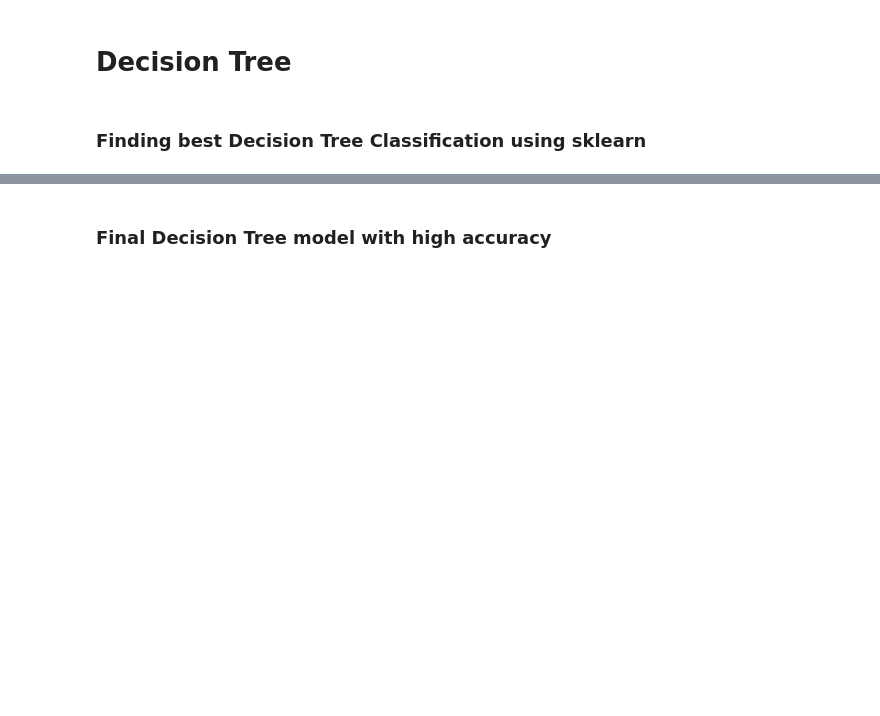
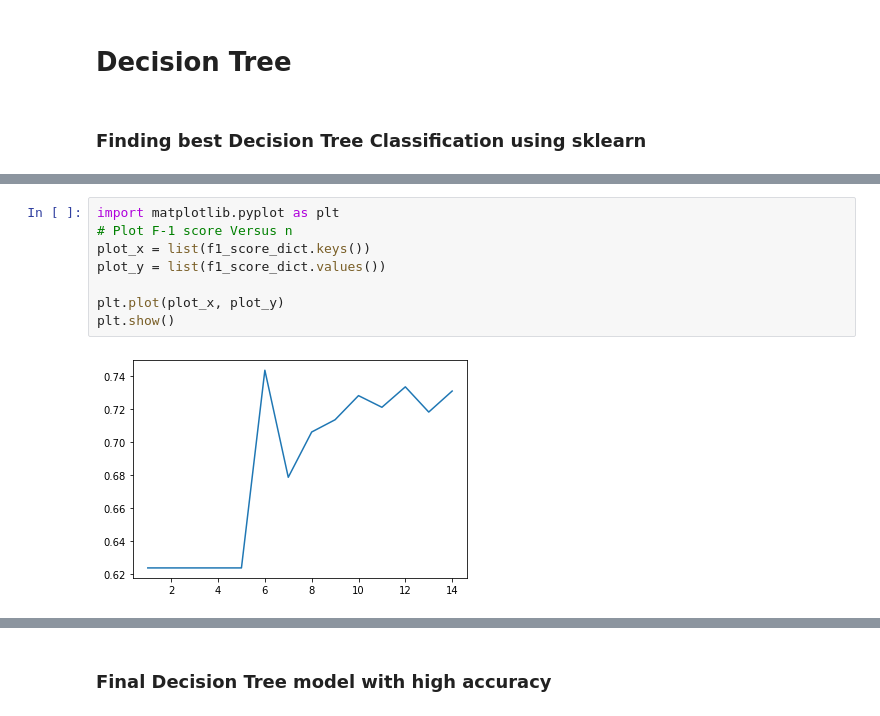
Before and after one commit to farazkh80/Best-Classifier, a Jupyter notebook: Classifier.ipynb, the cells around one changed output, grey strips where cells are left out. Saved outputs shown, nothing was run; the diff lists cells and outputs as text; blank space fills up the shorter version.

```diff
--- a/Classifier.ipynb
+++ b/Classifier.ipynb
@@ -366,0 +414,10 @@ accuracy
+# %%
+import matplotlib.pyplot as plt
+# Plot F-1 score Versus n
+plot_x = list(f1_score_dict.keys())
+plot_y = list(f1_score_dict.values())
+
+plt.plot(plot_x, plot_y)
+plt.show()
+# %% [output]
+[figure, added]
```
Also changed, not shown: parts of 19 cells of this notebook.
